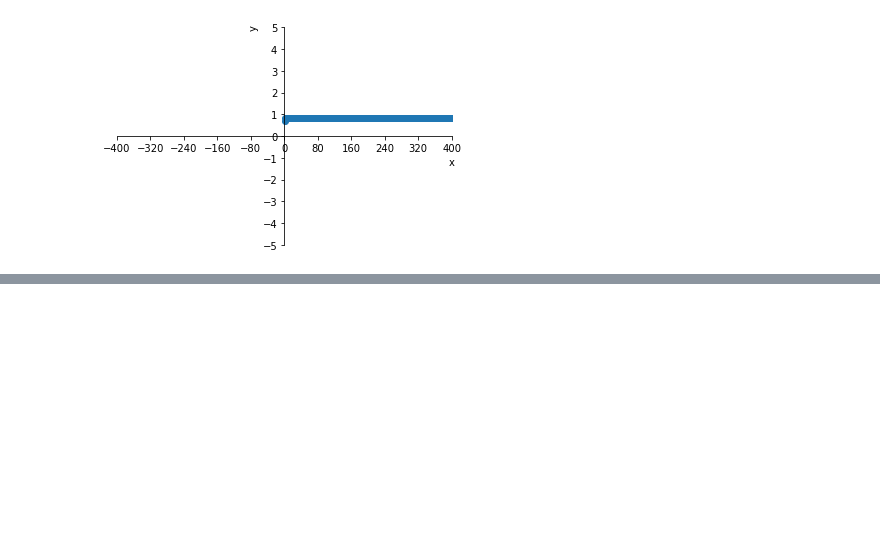
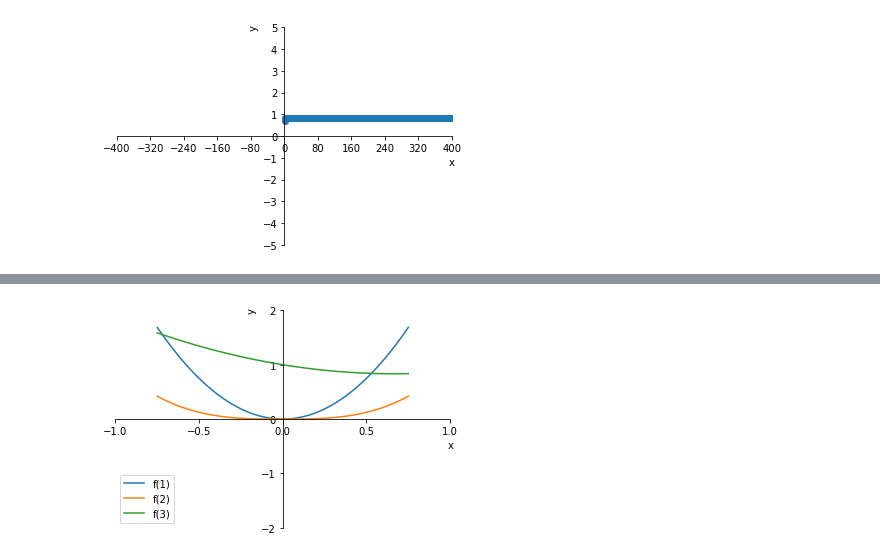
Before and after one commit to Zhurp2020/NLP-from-scratch, a Jupyter notebook: Thomas Calculus/Chapter 10 code.ipynb, the cells around one changed output, grey strips where cells are left out. Saved outputs shown, nothing was run; the diff lists cells and outputs as text; code cells hidden in the pictures; blank space fills up the shorter version.

```diff
--- a/Thomas Calculus/Chapter 10 code.ipynb
+++ b/Thomas Calculus/Chapter 10 code.ipynb
@@ -140,0 +177,10 @@ p.ax.scatter(x,y)
+# %%
+def r1(x):
+    return 6*(x**2/2)
+def r2(x):
+    return 6*(np.abs(x**3)/6)
+def r3(x):
+    return 6*(np.abs(x**4)/24)
+FunctionPlotter([r1,r2,f3],3,np.linspace(-0.75,0.75,100),ticks=[np.linspace(-1,1,5),np.linspace(-2,2,5)],lim=[(-1,1),(-2,2)]).PlotMultiFunction()
+# %% [output]
+[figure, added]
```
Also changed, not shown: parts of 4 cells of this notebook, 2 other files.
